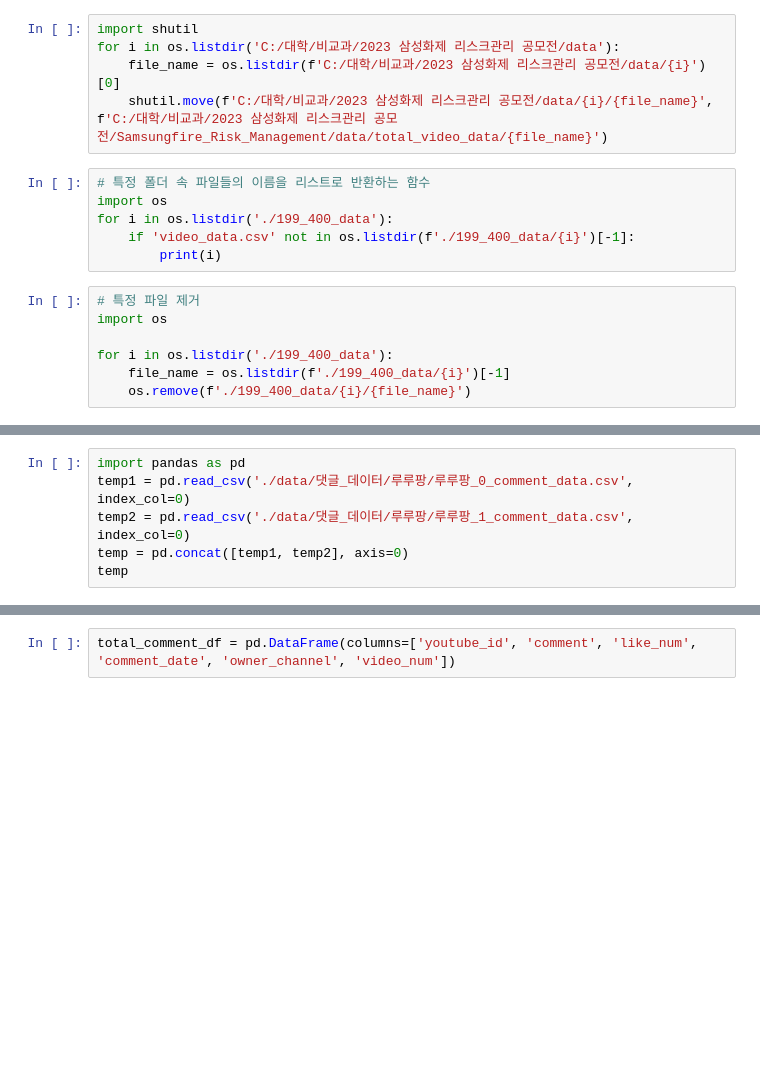
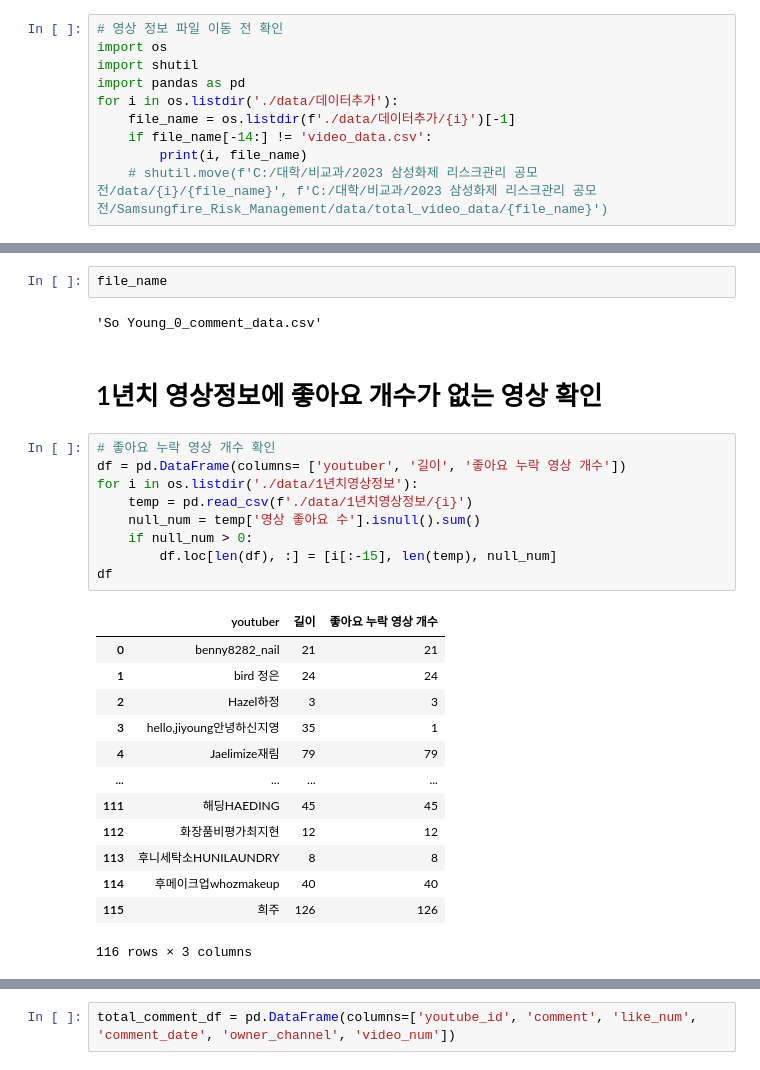
Before and after one commit to scnelMG/Samsungfire_Risk_Management, a Jupyter notebook: data_collect.ipynb, the cells around one changed output, grey strips where cells are left out. Saved outputs shown, nothing was run; the diff lists cells and outputs as text; blank space fills up the shorter version.

```diff
--- a/data_collect.ipynb
+++ b/data_collect.ipynb
@@ -24,18 +3,10 @@ for i in os.listdir('C:/대학/비교과/2023 삼성화제 리스크관리 공
 # %%
+# 영상 정보 파일 이동 전 확인
+import os
 import shutil
-for i in os.listdir('C:/대학/비교과/2023 삼성화제 리스크관리 공모전/data'):
-    file_name = os.listdir(f'C:/대학/비교과/2023 삼성화제 리스크관리 공모전/data/{i}')[0]
-    shutil.move(f'C:/대학/비교과/2023 삼성화제 리스크관리 공모전/data/{i}/{file_name}', f'C:/대학/비교과/2023 삼성화제 리스크관리 공모전/Samsungfire_Risk_Management/data/total_video_data/{file_name}')
+import pandas as pd
+for i in os.listdir('./data/데이터추가'):
+    file_name = os.listdir(f'./data/데이터추가/{i}')[-1]
+    if file_name[-14:] != 'video_data.csv':
+        print(i, file_name)
+    # shutil.move(f'C:/대학/비교과/2023 삼성화제 리스크관리 공모전/data/{i}/{file_name}', f'C:/대학/비교과/2023 삼성화제 리스크관리 공모전/Samsungfire_Risk_Management/data/total_video_data/{file_name}')
-# %%
-# 특정 폴더 속 파일들의 이름을 리스트로 반환하는 함수
-import os
-for i in os.listdir('./199_400_data'):
-    if 'video_data.csv' not in os.listdir(f'./199_400_data/{i}')[-1]:
-        print(i)
-# %%
-# 특정 파일 제거
-import os
-
-for i in os.listdir('./199_400_data'):
-    file_name = os.listdir(f'./199_400_data/{i}')[-1]
-    os.remove(f'./199_400_data/{i}/{file_name}')
@@ -98,6 +12,0 @@ KINGSTON킹스턴
-# %%
-import pandas as pd
-temp1 = pd.read_csv('./data/댓글_데이터/루루팡/루루팡_0_comment_data.csv', index_col=0)
-temp2 = pd.read_csv('./data/댓글_데이터/루루팡/루루팡_1_comment_data.csv', index_col=0)
-temp = pd.concat([temp1, temp2], axis=0)
-temp
@@ -117,0 +13,29 @@ temp
+# %%
+file_name
+# %% [output]
+'So Young_0_comment_data.csv'
+# %% [markdown]
+# 1년치 영상정보에 좋아요 개수가 없는 영상 확인
+# %%
+# 좋아요 누락 영상 개수 확인
+df = pd.DataFrame(columns= ['youtuber', '길이', '좋아요 누락 영상 개수'])
+for i in os.listdir('./data/1년치영상정보'):
+    temp = pd.read_csv(f'./data/1년치영상정보/{i}')
+    null_num = temp['영상 좋아요 수'].isnull().sum()
+    if null_num > 0:
+        df.loc[len(df), :] = [i[:-15], len(temp), null_num]
+df
+# %% [output]
+|  | youtuber | 길이 | 좋아요 누락 영상 개수 |
+| 0 | benny8282_nail | 21 | 21 |
+| 1 | bird 정은 | 24 | 24 |
+| 2 | Hazel하정 | 3 | 3 |
+| 3 | hello,jiyoung안녕하신지영 | 35 | 1 |
+| 4 | Jaelimize재림 | 79 | 79 |
+| ... | ... | ... | ... |
+| 111 | 해딩HAEDING | 45 | 45 |
+| 112 | 화장품비평가최지현 | 12 | 12 |
+| 113 | 후니세탁소HUNILAUNDRY | 8 | 8 |
+| 114 | 후메이크업whozmakeup | 40 | 40 |
+| 115 | 희주 | 126 | 126 |
+116 rows × 3 columns
```
Also changed, not shown: parts of 43 cells of this notebook, 5 other files.
